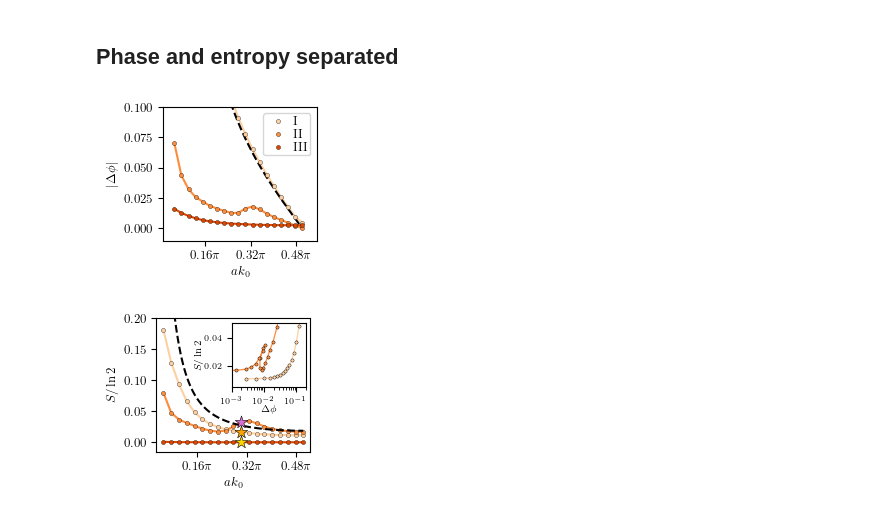
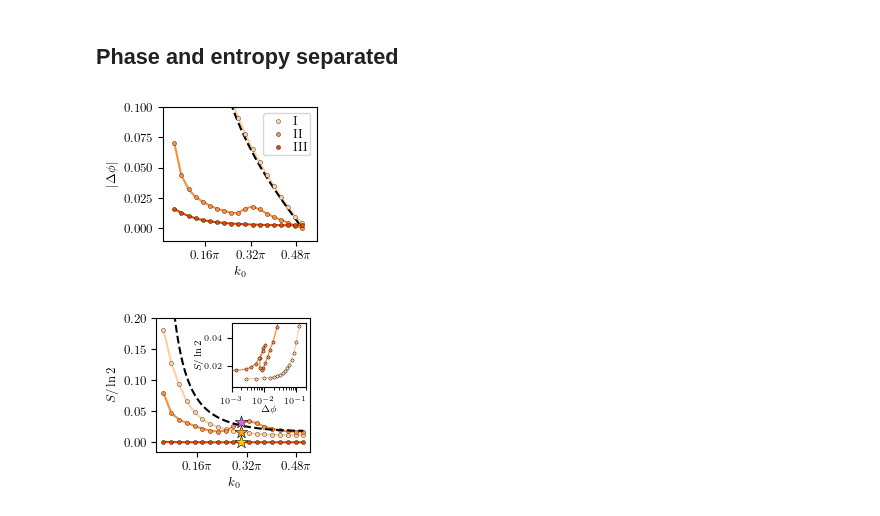
Before and after one commit to Ssalazar12/submission_VN_spinless, a Jupyter notebook: notebooks/analysis/manuscript_figures.ipynb, the cells around one changed output. Saved outputs shown, nothing was run; the diff lists cells and outputs as text; code cells hidden in the pictures.

```diff
--- a/notebooks/analysis/manuscript_figures.ipynb
+++ b/notebooks/analysis/manuscript_figures.ipynb
@@ -990,35 +917,35 @@ fig, ax = plt.subplots(1,1,figsize=(2*0.28*bwidth,0.7*bheight))
 
 for i in range(0,len(tlist)):
     ti = tlist[i]
     Rom = roman_list[i]
     # phase
     sns.lineplot(ax=ax, data= data_df[data_df["t"]==ti], x="K0", y="Delta_phi_max_proper", color=colors[i], zorder=0, linewidth=1.5)
     #sns.scatterplot(ax=ax, data= data_df[data_df["t"]==ti], x="K0", y="Delta_phi_max", label=Rom+" " + str(ti), s=base_marker, edgecolor="black",  color=colors[i])
     sns.scatterplot(ax=ax, data= data_df[data_df["t"]==ti], x="K0", y="Delta_phi_max_proper", label=Rom, s=base_marker, edgecolor="black",  color=colors[i])
 
 ax.plot(K0_cont, phase_gain , linestyle="dashed",c="black",zorder=0)
 
 # ax.legend(title=r"$\omega$", bbox_to_anchor=(1.02, 1), loc='upper left', fontsize=base_font+2)
 ax.legend(loc='upper right', fontsize=base_font, borderpad=0.2,labelspacing=0.15,handletextpad=0.2)
 ax.set_ylim(-0.01,0.1)
 ax.set_xlim(0.01*np.pi,0.55*np.pi)
 
 
 # ax.axvline(Δk, color="blue", linewidth=3, linestyle="dotted")
 ax.set_ylabel(r"$|\Delta \phi|$", fontsize=base_font)
-ax.set_xlabel(r"$a k_0$", fontsize=base_font)
+ax.set_xlabel(r"$k_0$", fontsize=base_font)
 ax.xaxis.set_major_formatter(matplotlib.ticker.FuncFormatter(lambda val,pos:
                                                              r'{:.2g}$\pi$'.format(val/np.pi) if val !=0
                                                              else '0'))
 
 # as a final touch include the label anotations for latex
 #ax.annotate(r'(a)', xy=(0.12, 0.085), fontsize=base_font, fontweight='bold')
 
 fig.subplots_adjust(hspace=0.0)  # reduce spacing
 
 plt.savefig(fig_route+"phase_v_k0.pdf", bbox_inches="tight",transparent=True)
 # %% [output]
-[figure, old version]
+[figure, new version]
 # %%
 # now entropy
 fig, ax = plt.subplots(1,1,figsize=(2*0.28*bwidth,0.7*bheight))
```
Also changed, not shown: parts of 19 cells of this notebook, 26 other files.
